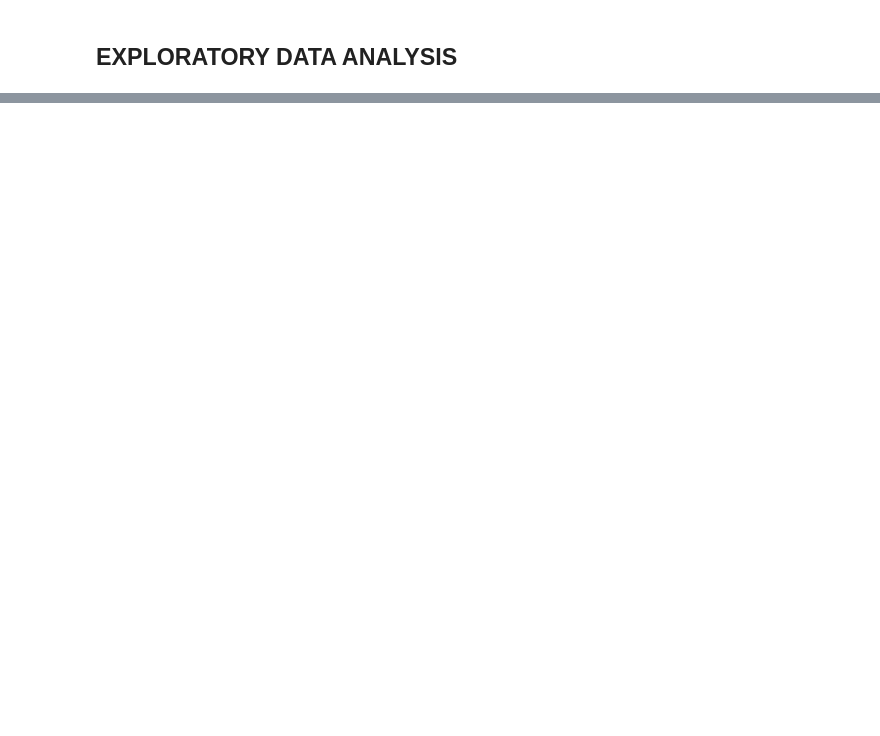
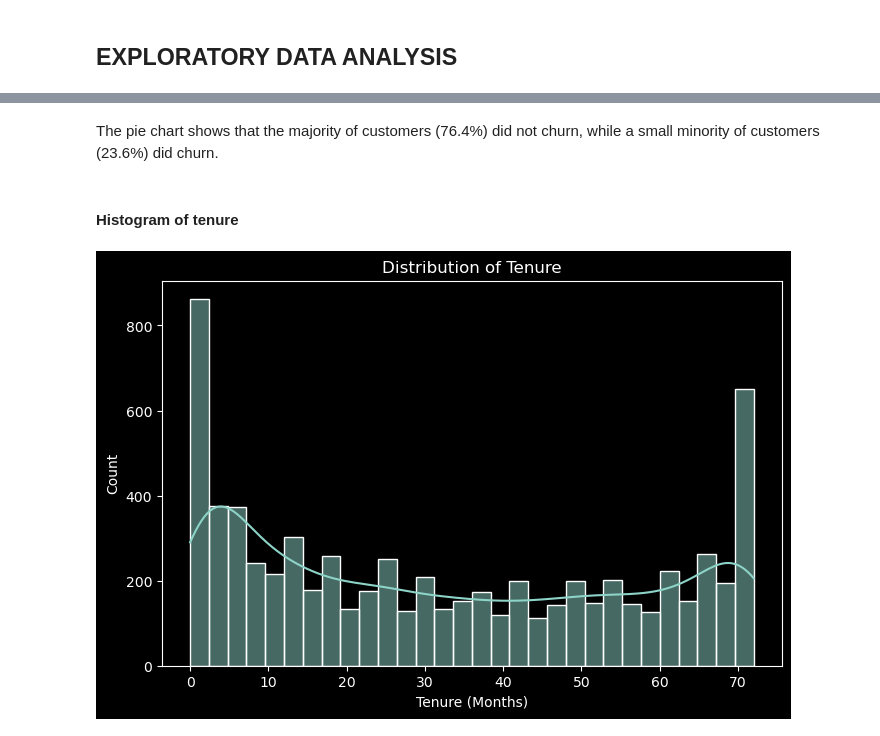
Before and after one commit to marwa9975/Telco_Customer_Churn_Analysis, a Jupyter notebook: notebook.ipynb, the cells around one changed output, grey strips where cells are left out. Drawn from its saved outputs; the diff is of its cells as text; code cells hidden in the pictures; blank space fills up the shorter version.

```diff
--- a/notebook.ipynb
+++ b/notebook.ipynb
@@ -273,0 +312,14 @@ plot_boxplots(df, numeric_columns, 'Box Plots After Removing Outliers')
+# %% [markdown]
+The pie chart shows that the majority of customers (76.4%) did not churn, while a small minority of customers (23.6%) did churn.
+# %% [markdown]
+#### Histogram of tenure
+# %%
+# Plot a histogram of tenure
+plt.figure(figsize=(8, 5))
+sns.histplot(data=df, x='tenure', bins=30, kde=True)
+plt.title('Distribution of Tenure')
+plt.xlabel('Tenure (Months)')
+plt.ylabel('Count')
+plt.show()
+# %% [output]
+[figure, added]
```
Also changed, not shown: parts of 23 cells of this notebook.
